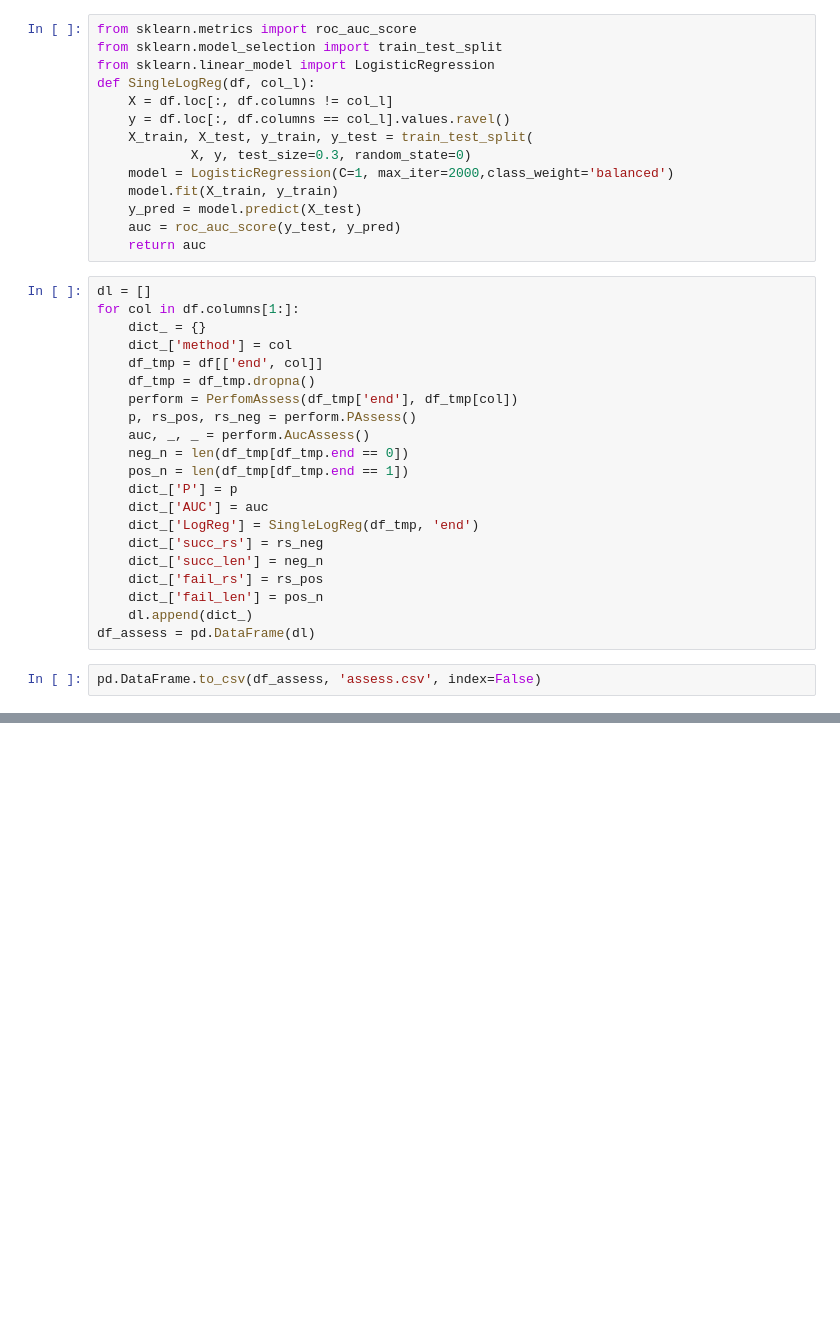
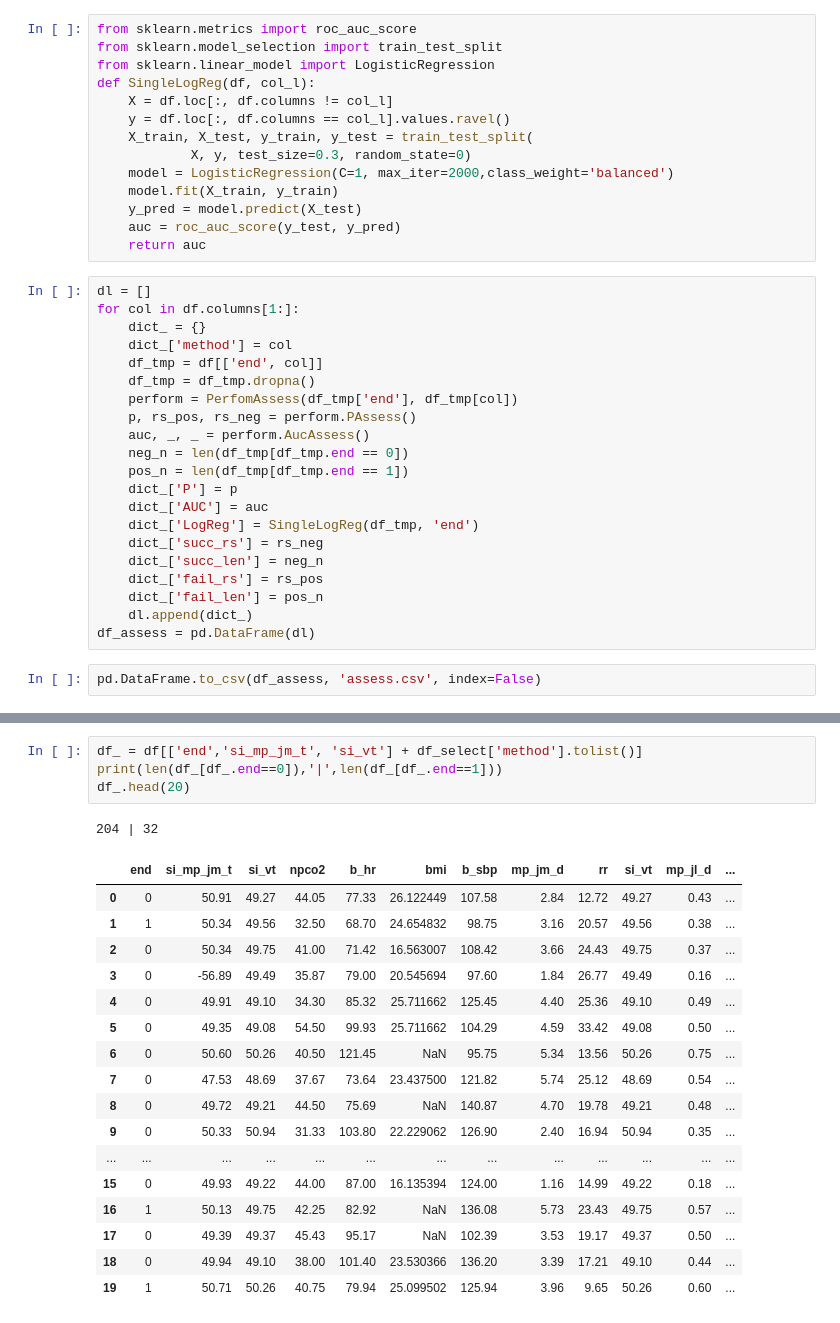
Before and after one commit to HansenBurger/ExtubeWeanPrediction, a Jupyter notebook: attr_process.ipynb, the cells around one changed output, grey strips where cells are left out. Saved outputs shown, nothing was run; the diff lists cells and outputs as text; blank space fills up the shorter version.

Commit message:
add cond filt table result info get

```diff
--- a/attr_process.ipynb
+++ b/attr_process.ipynb
@@ -158,0 +148,23 @@ df_auc
+# %%
+df_ = df[['end','si_mp_jm_t', 'si_vt'] + df_select['method'].tolist()]
+print(len(df_[df_.end==0]),'|',len(df_[df_.end==1]))
+df_.head(20)
+# %% [output]
+204 | 32
+|  | end | si_mp_jm_t | si_vt | npco2 | b_hr | bmi | b_sbp | mp_jm_d | rr | si_vt | mp_jl_d | ... |
+| 0 | 0 | 50.91 | 49.27 | 44.05 | 77.33 | 26.122449 | 107.58 | 2.84 | 12.72 | 49.27 | 0.43 | ... |
+| 1 | 1 | 50.34 | 49.56 | 32.50 | 68.70 | 24.654832 | 98.75 | 3.16 | 20.57 | 49.56 | 0.38 | ... |
+| 2 | 0 | 50.34 | 49.75 | 41.00 | 71.42 | 16.563007 | 108.42 | 3.66 | 24.43 | 49.75 | 0.37 | ... |
+| 3 | 0 | -56.89 | 49.49 | 35.87 | 79.00 | 20.545694 | 97.60 | 1.84 | 26.77 | 49.49 | 0.16 | ... |
+| 4 | 0 | 49.91 | 49.10 | 34.30 | 85.32 | 25.711662 | 125.45 | 4.40 | 25.36 | 49.10 | 0.49 | ... |
+| 5 | 0 | 49.35 | 49.08 | 54.50 | 99.93 | 25.711662 | 104.29 | 4.59 | 33.42 | 49.08 | 0.50 | ... |
+| 6 | 0 | 50.60 | 50.26 | 40.50 | 121.45 | NaN | 95.75 | 5.34 | 13.56 | 50.26 | 0.75 | ... |
+| 7 | 0 | 47.53 | 48.69 | 37.67 | 73.64 | 23.437500 | 121.82 | 5.74 | 25.12 | 48.69 | 0.54 | ... |
+| 8 | 0 | 49.72 | 49.21 | 44.50 | 75.69 | NaN | 140.87 | 4.70 | 19.78 | 49.21 | 0.48 | ... |
+| 9 | 0 | 50.33 | 50.94 | 31.33 | 103.80 | 22.229062 | 126.90 | 2.40 | 16.94 | 50.94 | 0.35 | ... |
+| ... | ... | ... | ... | ... | ... | ... | ... | ... | ... | ... | ... | ... |
+| 15 | 0 | 49.93 | 49.22 | 44.00 | 87.00 | 16.135394 | 124.00 | 1.16 | 14.99 | 49.22 | 0.18 | ... |
+| 16 | 1 | 50.13 | 49.75 | 42.25 | 82.92 | NaN | 136.08 | 5.73 | 23.43 | 49.75 | 0.57 | ... |
+| 17 | 0 | 49.39 | 49.37 | 45.43 | 95.17 | NaN | 102.39 | 3.53 | 19.17 | 49.37 | 0.50 | ... |
+| 18 | 0 | 49.94 | 49.10 | 38.00 | 101.40 | 23.530366 | 136.20 | 3.39 | 17.21 | 49.10 | 0.44 | ... |
+| 19 | 1 | 50.71 | 50.26 | 40.75 | 79.94 | 25.099502 | 125.94 | 3.96 | 9.65 | 50.26 | 0.60 | ... |
```
Also changed, not shown: parts of 9 cells of this notebook, 5 other files.
